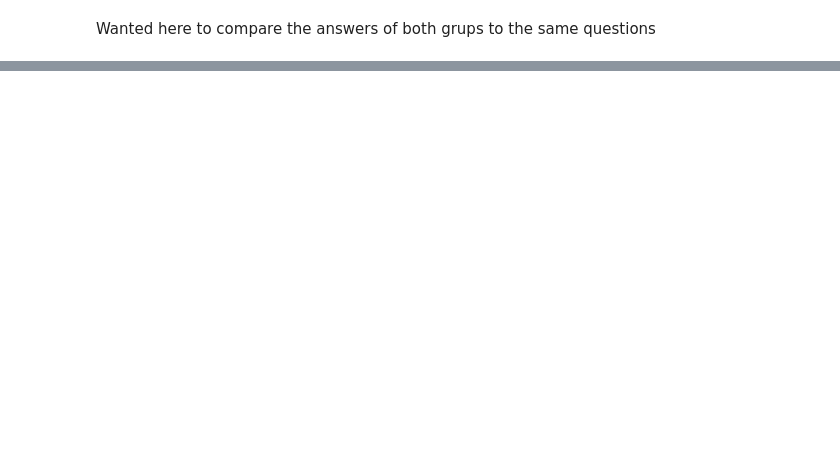
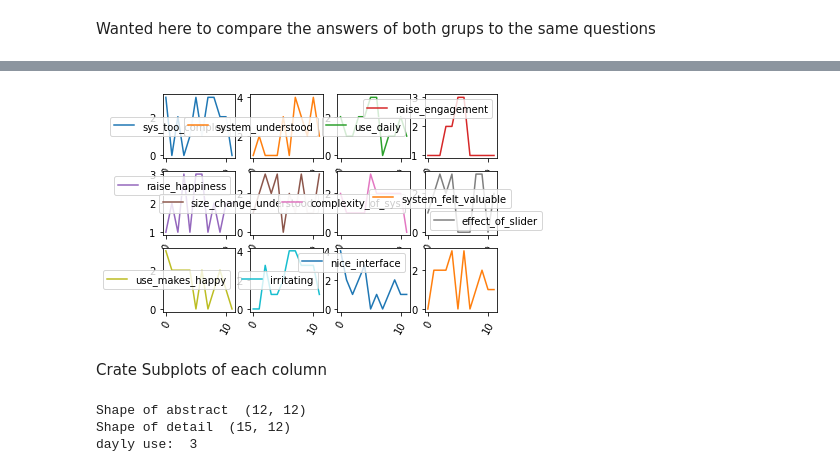
Before and after one commit to Norlez/Group-Emotion-Representation, a Jupyter notebook: survey_analysis/AnalizeSurvey.ipynb, the cells around one changed output, grey strips where cells are left out. Drawn from its saved outputs; the diff is of its cells as text; code cells hidden in the pictures; blank space fills up the shorter version.

```diff
--- a/survey_analysis/AnalizeSurvey.ipynb
+++ b/survey_analysis/AnalizeSurvey.ipynb
@@ -280,6 +193,7 @@ box = dict(facecolor='green', pad=5, alpha=0.2)
 sys_dfabstr.set_title('Label is not aligned')
 sys_dfabstr.set_ylabel('Default', bbox=box)
 sys_dfabstr.set_ylim(0, 4)
+sys_dfabstr.yaxis.set_label_position("right")
 
 sys_dfdetail.set_title('\nLabel is aligned')
 #ax2.plot(20*np.random.rand(10))
@@ -296,0 +208,23 @@ plt.show()
+# %%
+
+#fig, a = plt.subplots(2, 6, figsize=(12, 10), tight_layout=True)
+fig, a = plt.subplots(3, 4)
+sys_dfabstr.plot(ax=a, subplots=True, rot=60);
+plt.legend(bbox_to_anchor=(1.25,2), loc="best")
+plt.show()
+# %% [output]
+[figure, added]
+# %% [markdown]
+Crate Subplots of each column
+# %%
+# https://python.tutorialink.com/plotly-how-to-create-subplots-from-each-column-in-a-pandas-dataframe/
+print("Shape of abstract ",sys_dfabstr.shape)
+print("Shape of detail ", sys_dfdetail.shape)
+
+#sys_dfabstr.columns.tolist()
+#sys_dfdetail.describe
+print('dayly use: ', sys_dfdetail['use_daily'].max() )
+# %% [output]
+Shape of abstract  (12, 12)
+Shape of detail  (15, 12)
+dayly use:  3
```
Also changed, not shown: parts of 28 cells of this notebook.
